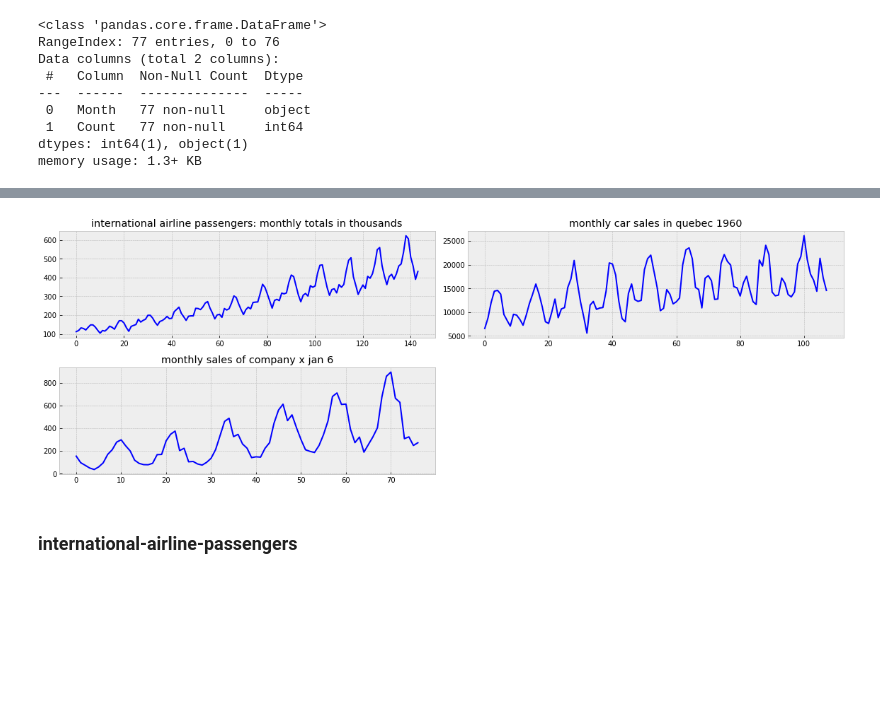
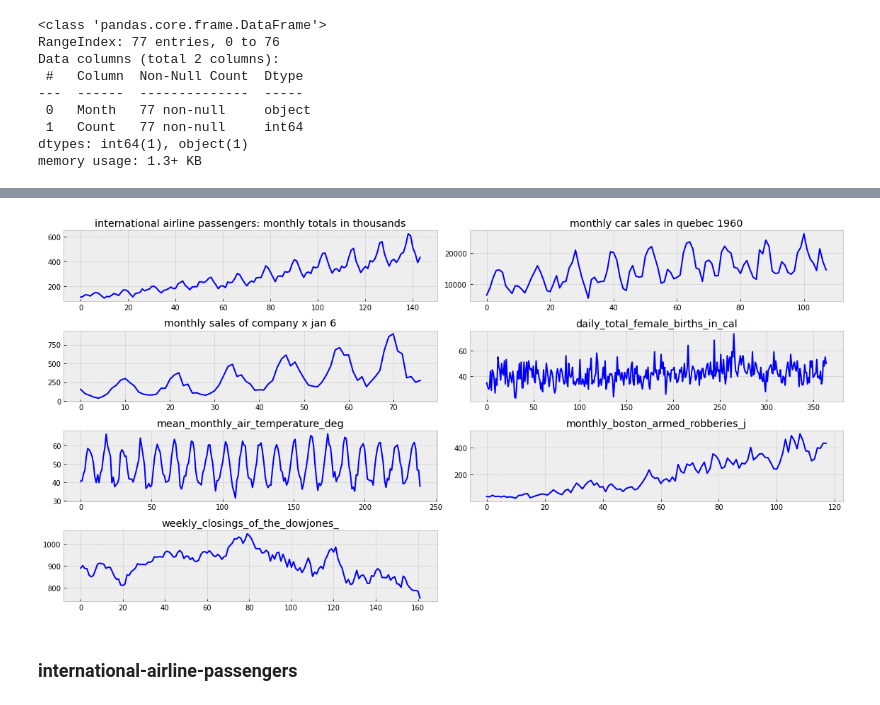
Before and after one commit to Ilya-Karpov/Time_Series, a Jupyter notebook: HW1/HW1.ipynb, the cells around one changed output, grey strips where cells are left out. Cells and saved outputs as stored; diff of their text form; code cells hidden in the pictures; blank space fills up the shorter version.

```diff
--- a/HW1/HW1.ipynb
+++ b/HW1/HW1.ipynb
@@ -16,6 +16,10 @@ from scipy.stats import boxcox
 international_airline_passengers = pd.read_csv("international-airline-passengers.csv")
 monthly_car_sales_in_quebec_1960 = pd.read_csv("monthly-car-sales-in-quebec-1960.csv")
 monthly_sales_of_company_x_jan_6 = pd.read_csv("monthly-sales-of-company-x-jan-6.csv")
+daily_total_female_births_in_cal = pd.read_csv('daily-total-female-births-in-cal.csv')
+mean_monthly_air_temperature_deg = pd.read_csv('mean-monthly-air-temperature-deg.csv')
+monthly_boston_armed_robberies_j = pd.read_csv('monthly-boston-armed-robberies-j.csv')
+weekly_closings_of_the_dowjones_ = pd.read_csv('weekly-closings-of-the-dowjones-.csv')
 # %%
 international_airline_passengers = international_airline_passengers.head(144)
 international_airline_passengers = international_airline_passengers.rename(columns = {'Month' : 'Month', 'International airline passengers: monthly totals in thousands. Jan 49 ? Dec 60' : 'Count'})
@@ -60,22 +112,26 @@ all_series = {
     "international airline passengers: monthly totals in thousands": international_airline_passengers["Count"],
     "monthly car sales in quebec 1960": monthly_car_sales_in_quebec_1960["Count"],
     "monthly sales of company x jan 6": monthly_sales_of_company_x_jan_6["Count"],
+    'daily_total_female_births_in_cal': daily_total_female_births_in_cal['Count'],
+    'mean_monthly_air_temperature_deg': mean_monthly_air_temperature_deg['Deg'],
+    'monthly_boston_armed_robberies_j': monthly_boston_armed_robberies_j['Count'],
+    'weekly_closings_of_the_dowjones_': weekly_closings_of_the_dowjones_['Close']
 }
 # %%
 with plt.style.context('bmh'):
     plt.figure(figsize=(16, 8))
-    layout = (3, 2)
+    layout = (4, 2)
     for i, key in enumerate(all_series.keys()):
         x = i % 2
         y = int((i - x) / 2)
 
         ts_ax = plt.subplot2grid(layout, (y, x))
         all_series[key].plot(ax=ts_ax, color='blue')
         ts_ax.set_title(key)
 
     plt.tight_layout()
 # %% [output]
-[figure, old version]
+[figure, new version]
 # %%
 def test_stationarity(timeseries):
     print('Results of Dickey-Fuller Test:')
```
Also changed, not shown: parts of 61 cells of this notebook.
